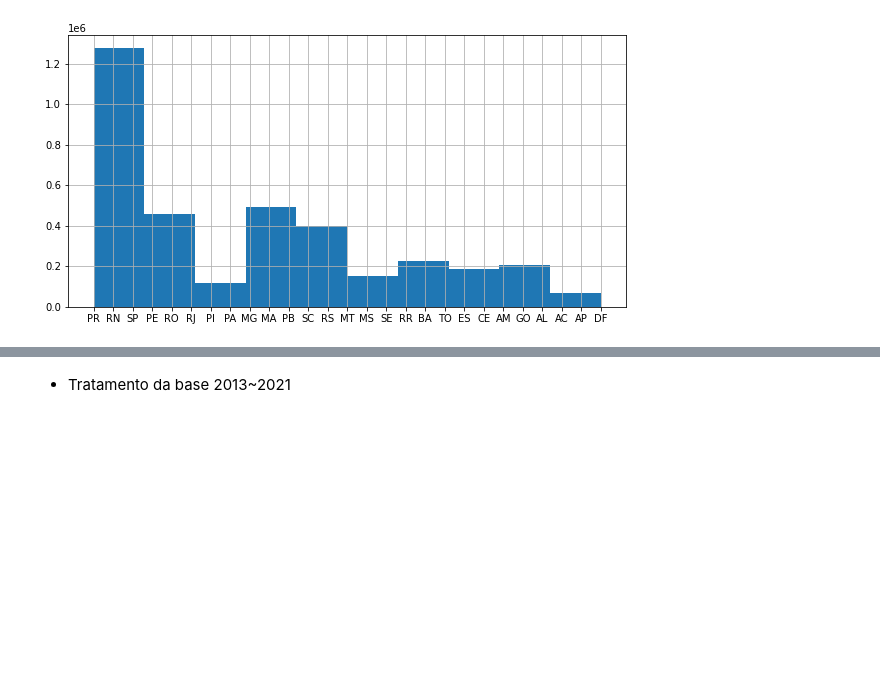
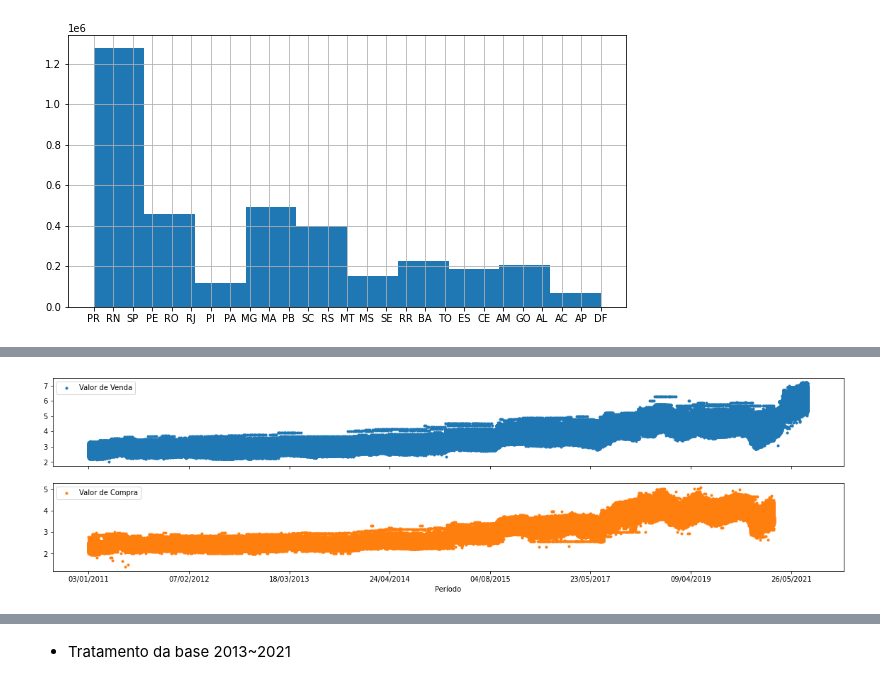
Before and after one commit to ednaelxd/residencia, a Jupyter notebook: desenvolvimento.ipynb, the cells around one changed output, grey strips where cells are left out. Cells and saved outputs as stored; diff of their text form; code cells hidden in the pictures; blank space fills up the shorter version.

```diff
--- a/desenvolvimento.ipynb
+++ b/desenvolvimento.ipynb
@@ -132,4 +136,4 @@ df_gas['Estado - Sigla'].value_counts()/df_gas['Estado - Sigla'].sum()
 # %%
-df_gas['ano']=df_gas['Data da Coleta'].dt.year
+df_gas['ano']=df_gas.['Data da Coleta'].dt.year
 df_gas['mes']=df_gas['Data da Coleta'].dt.month
-resumo_gas=df_gas.groupby(['ano','mes']).agg({'Valor de Venda':['mean','median']})
+df_gas['dia']=df_gas['Data da Coleta'].dt.day
@@ -163,0 +142,4 @@ resumo_gas
+# %%
+gp=df_gas[['Valor de Venda','Valor de Compra']].plot(marker='.',figsize=(20,5),subplots=True,linestyle='None')
+# %% [output]
+[figure, added]
```
Also changed, not shown: parts of 14 cells of this notebook.
